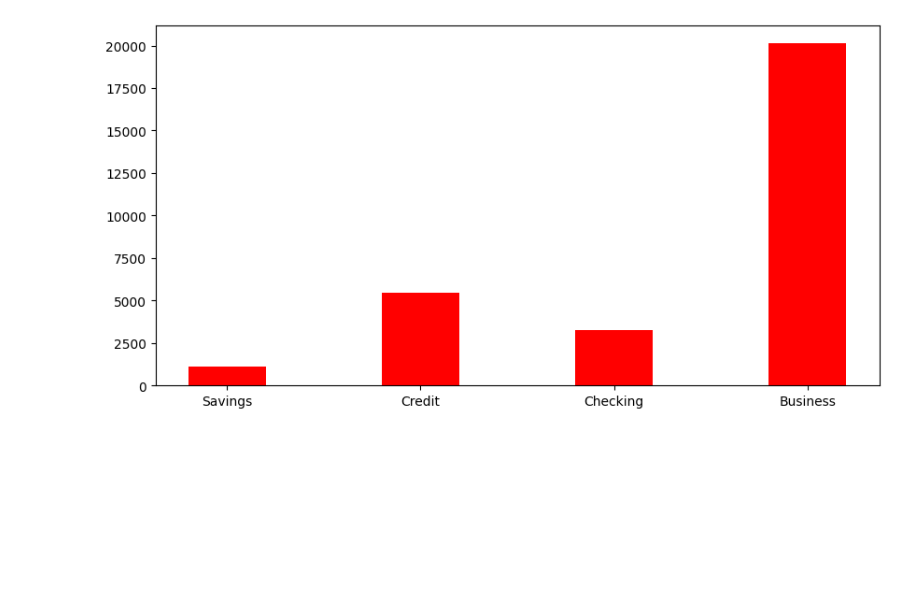
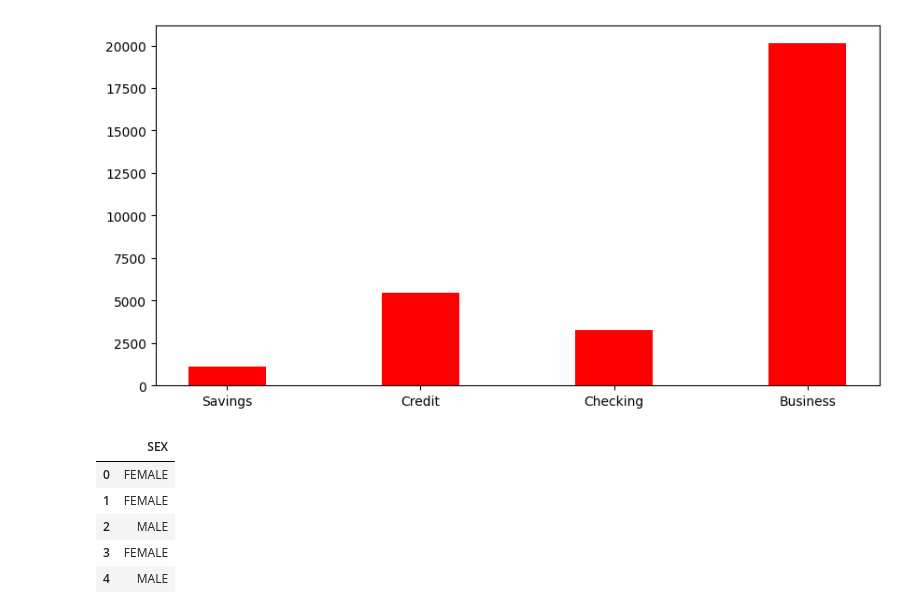
Before and after one commit to Akashdesh0801/My_repo, a Jupyter notebook: BFSI_AKASH.ipynb, the cells around one changed output. Drawn from its saved outputs; the diff is of its cells as text; code cells hidden in the pictures; blank space fills up the shorter version.

```diff
--- a/BFSI_AKASH.ipynb
+++ b/BFSI_AKASH.ipynb
@@ -134,3 +134,12 @@ from sklearn.ensemble import GradientBoostingRegressor, RandomForestRegressor
 from sklearn.linear_model import Lasso, Ridge
 # %%
 data = df.copy()
+# %%
+data[['SEX','OCCUPATION']].head()
+# %% [output]
+|  | SEX |
+| 0 | FEMALE |
+| 1 | FEMALE |
+| 2 | MALE |
+| 3 | FEMALE |
+| 4 | MALE |
```
